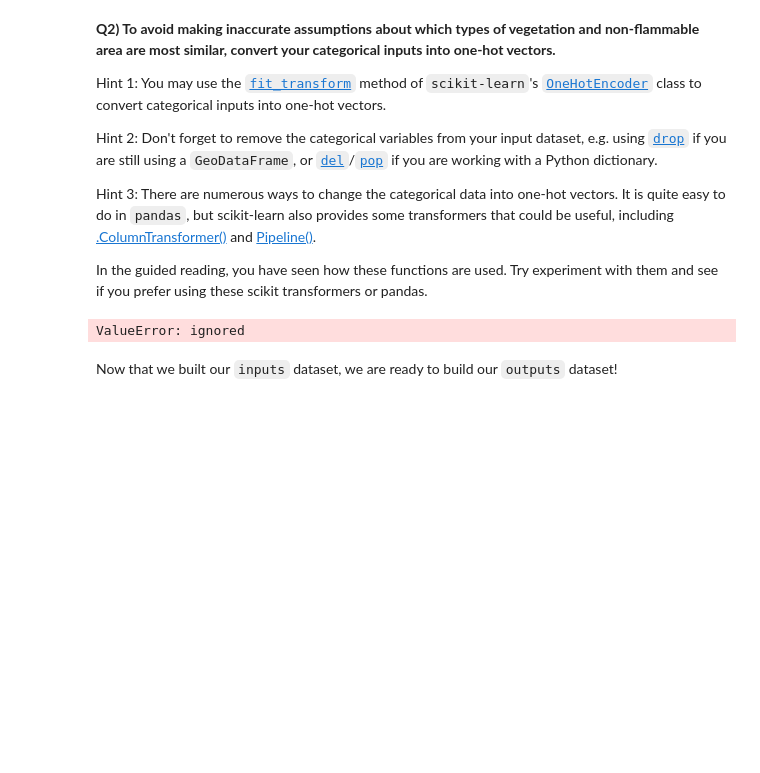
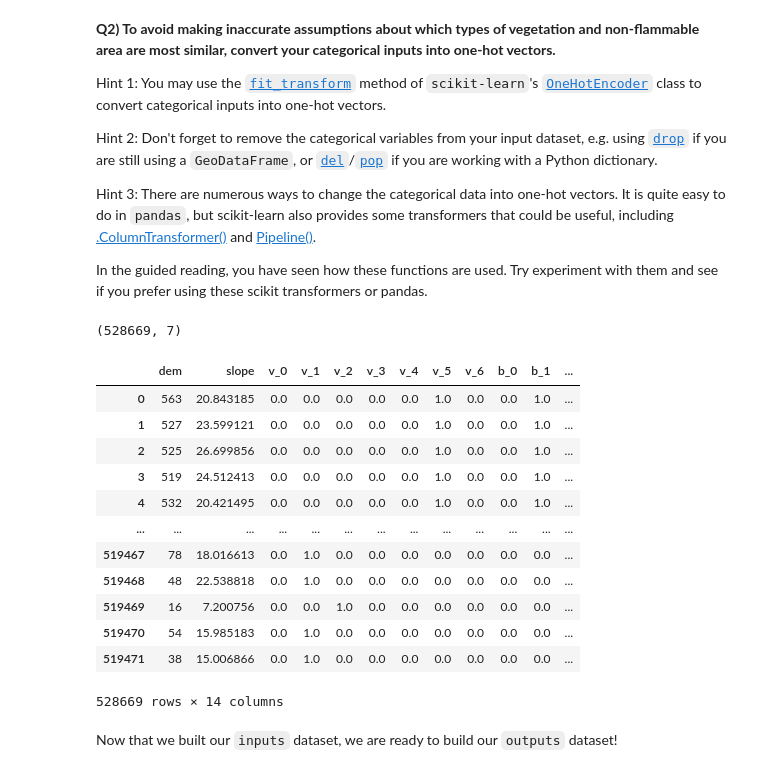
Before and after one commit to mojanshadkar/2023_ML_EES, a Jupyter notebook: Labs/S2_4_Wildfire_Risk_Italy.ipynb, the cells around one changed output. Cells and saved outputs as stored; diff of their text form; code cells hidden in the pictures; blank space fills up the shorter version.

```diff
--- a/Labs/S2_4_Wildfire_Risk_Italy.ipynb
+++ b/Labs/S2_4_Wildfire_Risk_Italy.ipynb
@@ -200,33 +200,47 @@ enc = OneHotEncoder(sparse=False)
 veg_onehot = enc.fit_transform(variables[['veg']])
 bioclim_onehot = enc.fit_transform(variables[['bioclim']])
 # Convert 'veg_onehot' and 'bioclim_onehot' to pandas DataFrames
-veg_transform = _____________(________) # veg
-bio_transform = _____________(________) # bioclim
+veg_transform = pd.DataFrame(veg_onehot) # veg
+bio_transform = pd.DataFrame(bioclim_onehot) # bioclim
 
 ############################################################################################################
 # 4. Print the shape of 'veg_transform'
 ############################################################################################################
-print('veg_transform')
+print(veg_transform.shape)
 # Don't change these!
 veg_transform= veg_transform.add_prefix('v_')
 bio_transform= bio_transform.add_prefix('b_')
 # %% [output]
-ValueError: ignored
+(528669, 7)
 # %%
 ############################################################################################################
 # 5. Convert 'inputs' into Panda DataFrame
 ############################################################################################################
-inputs_gdf = ___________(_____)
+inputs_gdf = pd.DataFrame(inputs)
 ############################################################################################################
 # 6. Add 'veg_transform' and 'bio_transform' into the inputs DataFrame
 ############################################################################################################
-inputs_gdf = inputs_gdf.___(___________)
-inputs_gdf = inputs_gdf.___(____________)
+inputs_gdf = inputs_gdf.join(veg_transform)
+inputs_gdf = inputs_gdf.join(bio_transform)
 # %%
 ############################################################################################################
 # 7. Use .drop() to delete 'veg' and 'bioclim' from DataFrame
 ############################################################################################################
-inputs_gdf.drop(_____=[____,_____])
+inputs_gdf.drop(columns=['veg', 'bioclim'])
+# %% [output]
+|  | dem | slope | v_0 | v_1 | v_2 | v_3 | v_4 | v_5 | v_6 | b_0 | b_1 | ... |
+| 0 | 563 | 20.843185 | 0.0 | 0.0 | 0.0 | 0.0 | 0.0 | 1.0 | 0.0 | 0.0 | 1.0 | ... |
+| 1 | 527 | 23.599121 | 0.0 | 0.0 | 0.0 | 0.0 | 0.0 | 1.0 | 0.0 | 0.0 | 1.0 | ... |
+| 2 | 525 | 26.699856 | 0.0 | 0.0 | 0.0 | 0.0 | 0.0 | 1.0 | 0.0 | 0.0 | 1.0 | ... |
+| 3 | 519 | 24.512413 | 0.0 | 0.0 | 0.0 | 0.0 | 0.0 | 1.0 | 0.0 | 0.0 | 1.0 | ... |
+| 4 | 532 | 20.421495 | 0.0 | 0.0 | 0.0 | 0.0 | 0.0 | 1.0 | 0.0 | 0.0 | 1.0 | ... |
+| ... | ... | ... | ... | ... | ... | ... | ... | ... | ... | ... | ... | ... |
+| 519467 | 78 | 18.016613 | 0.0 | 1.0 | 0.0 | 0.0 | 0.0 | 0.0 | 0.0 | 0.0 | 0.0 | ... |
+| 519468 | 48 | 22.538818 | 0.0 | 1.0 | 0.0 | 0.0 | 0.0 | 0.0 | 0.0 | 0.0 | 0.0 | ... |
+| 519469 | 16 | 7.200756 | 0.0 | 0.0 | 1.0 | 0.0 | 0.0 | 0.0 | 0.0 | 0.0 | 0.0 | ... |
+| 519470 | 54 | 15.985183 | 0.0 | 1.0 | 0.0 | 0.0 | 0.0 | 0.0 | 0.0 | 0.0 | 0.0 | ... |
+| 519471 | 38 | 15.006866 | 0.0 | 1.0 | 0.0 | 0.0 | 0.0 | 0.0 | 0.0 | 0.0 | 0.0 | ... |
+528669 rows × 14 columns
 # %% [markdown]
 Now that we built our `inputs` dataset, we are ready to build our `outputs` dataset!
 # %% [markdown]
```
Also changed, not shown: parts of 3 cells of this notebook.
